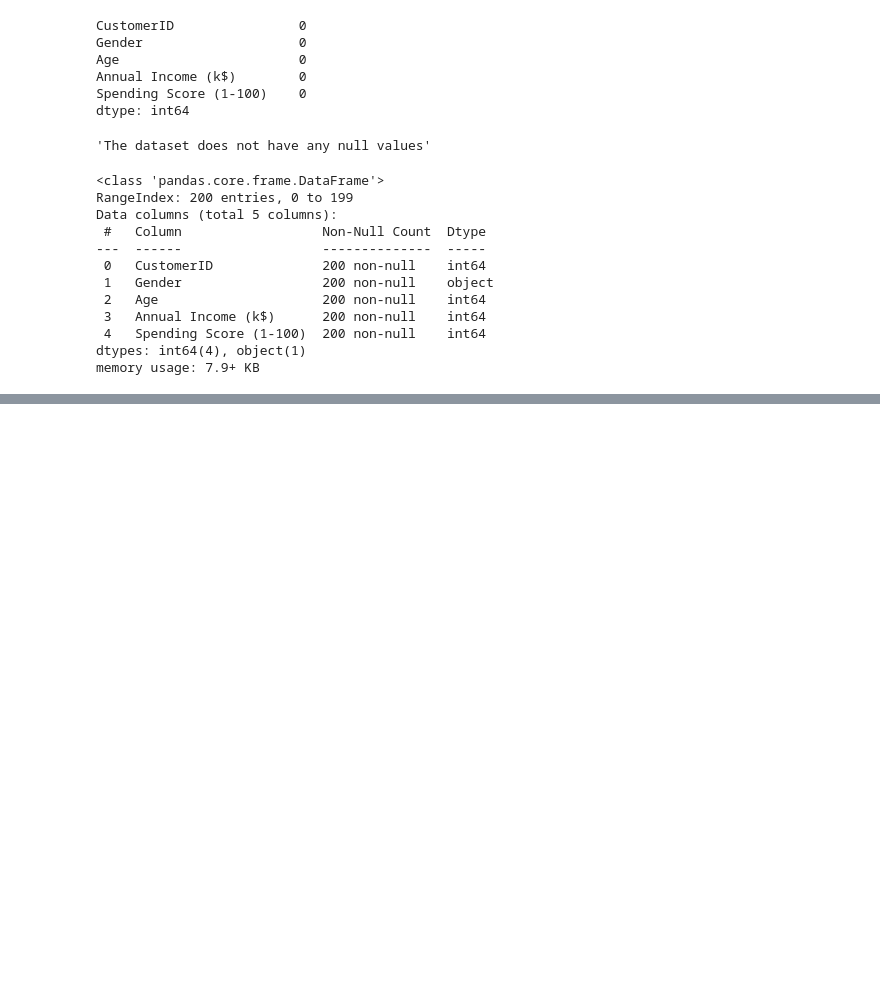
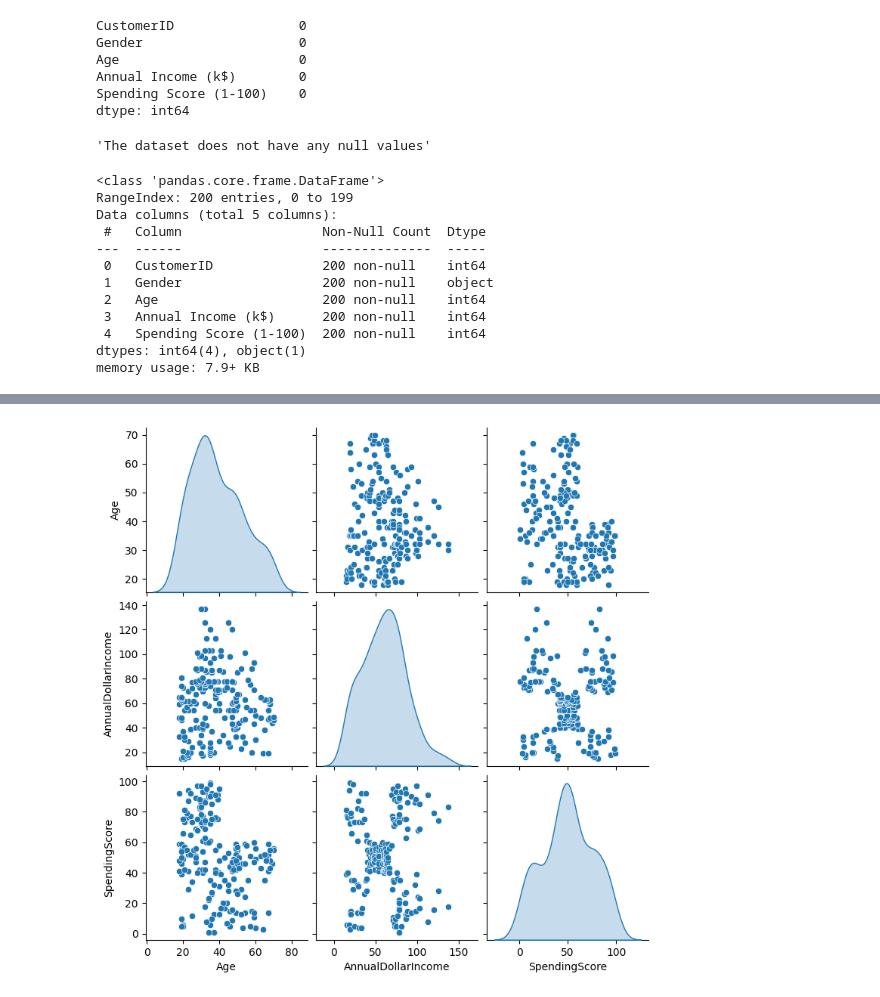
Before and after one commit to pramit910/Customer_Market_Segmentation, a Jupyter notebook: Customer_Market_Segmentation.ipynb, the cells around one changed output, grey strips where cells are left out. Saved outputs shown, nothing was run; the diff lists cells and outputs as text; code cells hidden in the pictures; blank space fills up the shorter version.

```diff
--- a/Customer_Market_Segmentation.ipynb
+++ b/Customer_Market_Segmentation.ipynb
@@ -87,0 +122,6 @@ correlations
+# %%
+# exploring distributions to get a better insight - pairplot of num columns
+
+sb.pairplot(df_main, diag_kind="kde");
+# %% [output]
+[figure, added]
```
Also changed, not shown: parts of 23 cells of this notebook, 1 other file.
